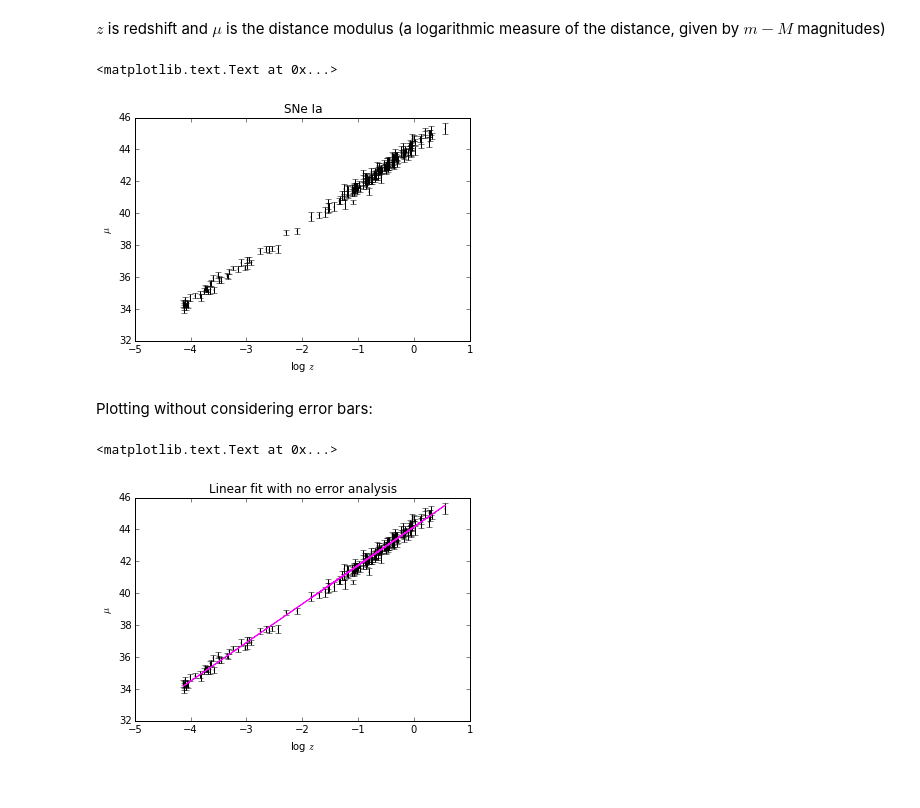
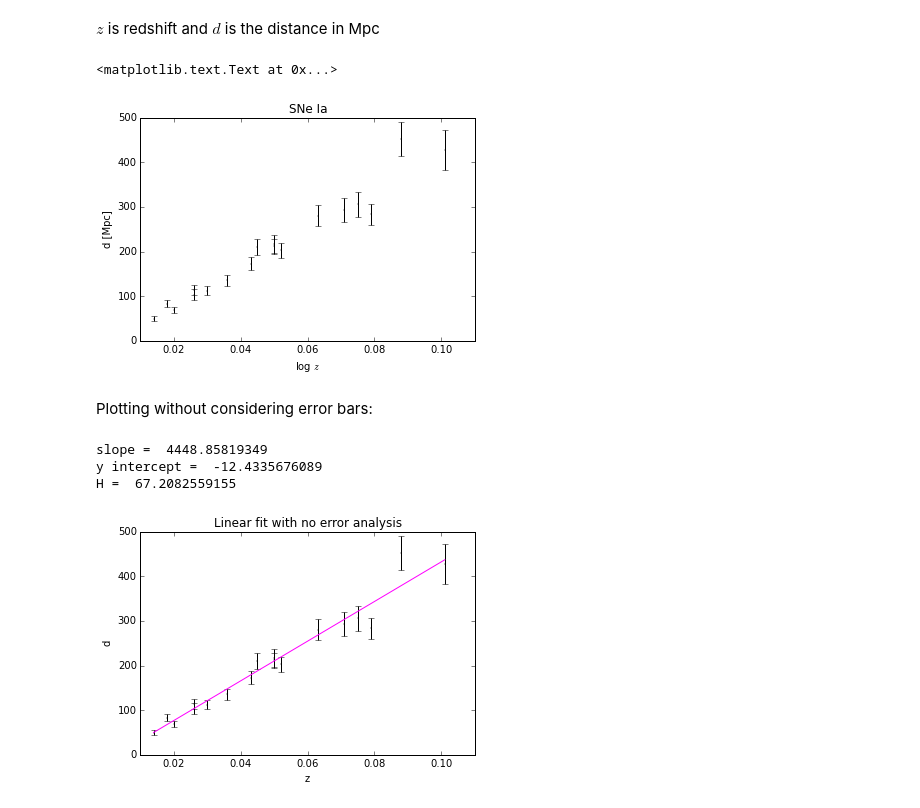
Before and after one commit to stephtdouglas/nyc_prep, a Jupyter notebook: hubble/hubble_plot.ipynb, the cells around one changed output. Saved outputs shown, nothing was run; the diff lists cells and outputs as text; code cells hidden in the pictures.

```diff
--- a/hubble/hubble_plot.ipynb
+++ b/hubble/hubble_plot.ipynb
@@ -9,29 +8,44 @@ z, mu, mu_err = loadtxt('/Users/Shark/Desktop/PDP stuff/HubbleData/Davis07_R07_W
+# %%
+#z, mu, mu_err = loadtxt('/Users/Shark/Desktop/PDP stuff/HubbleData/Davis07_R07_WV07.txt', unpack=True, usecols = [1,2,3])
+# data set with fewer points
+# instead of distance modulus, it gives distance in Mpc
+# and don't use log(z) because these data are at low redshift z<<1
+z, d, d_err = loadtxt('/Users/Shark/Desktop/PDP stuff/HubbleData/HubbleData2.dat', unpack=True, usecols=[0,1,2])
 # %% [markdown]
-$z$ is redshift and $\mu$ is the distance modulus (a logarithmic measure of the distance, given by $m - M$ magnitudes)
+$z$ is redshift and $d$ is the distance in Mpc
 # %%
 %matplotlib inline
-plt.errorbar(log(z),mu,mu_err,marker='.',markersize=.9,linestyle='none',color='black')
+#plt.errorbar(log(z),mu,mu_err,marker='.',markersize=.9,linestyle='none',color='black')
+plt.errorbar((z),d,d_err,marker='.',markersize=.9,linestyle='none',color='black')
 plt.xlabel('log $z$')
-plt.ylabel('$\mu$')
+#plt.ylabel('$\mu$')
+plt.ylabel('d [Mpc]')
 plt.title('SNe Ia')
 # %% [output]
 <matplotlib.text.Text at 0x...>
-[figure, old version]
+[figure, new version]
 # %% [markdown]
 Plotting without considering error bars:
 # %%
 def f(x, A, B): # this is your 'straight line' y=f(x)
     return A*x + B
 
-logz = log(z)
+#logz = log(z)
+c = 2.99*10**5 #km/s
 
-A,B = curve_fit(f,logz, mu)[0] # your data x, y to fit
+A,B = curve_fit(f,z,d)[0] # fit, xdata, ydata
 
-plt.errorbar(log(z),mu,mu_err,marker='.',markersize=.9,linestyle='none',color='black')
-plt.plot(logz,f(logz,A,B),color='magenta')
+plt.errorbar((z),d,d_err,marker='.',markersize=.9,linestyle='none',color='black')
+plt.plot(z,f(z,A,B),color='magenta')
 plt.title('Linear fit with no error analysis')
-plt.xlabel('log $z$')
-plt.ylabel('$\mu$')
+plt.xlabel('z')
+plt.ylabel('d')
+
+print 'slope = ', A
+print 'y intercept = ', B
+print 'H = ', c/A
 # %% [output]
-<matplotlib.text.Text at 0x...>
+slope =  4448.85819349
+y intercept =  -12.4335676089
+H =  67.2082559155
-[figure, old version]
+[figure, new version]
```
Also changed, not shown: parts of 5 cells of this notebook, 1 other file.
